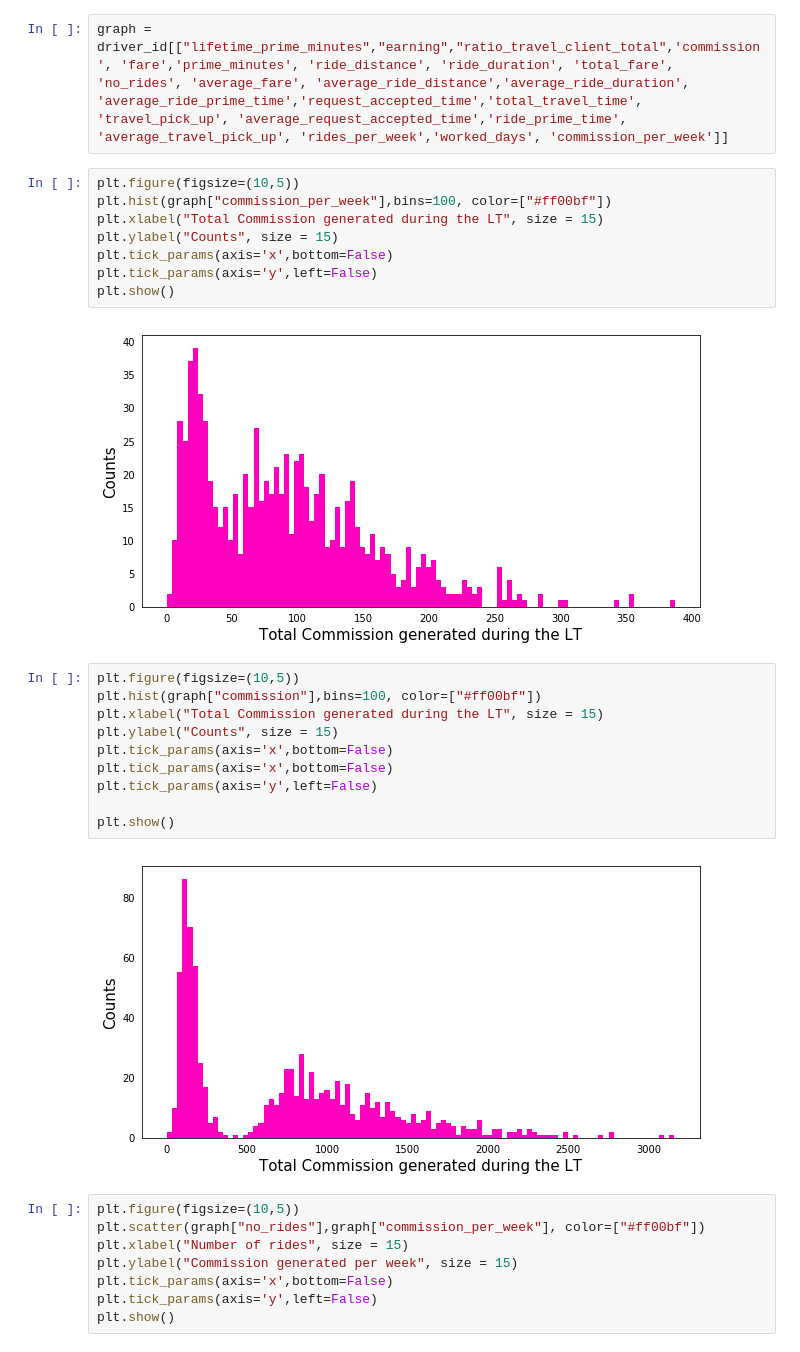
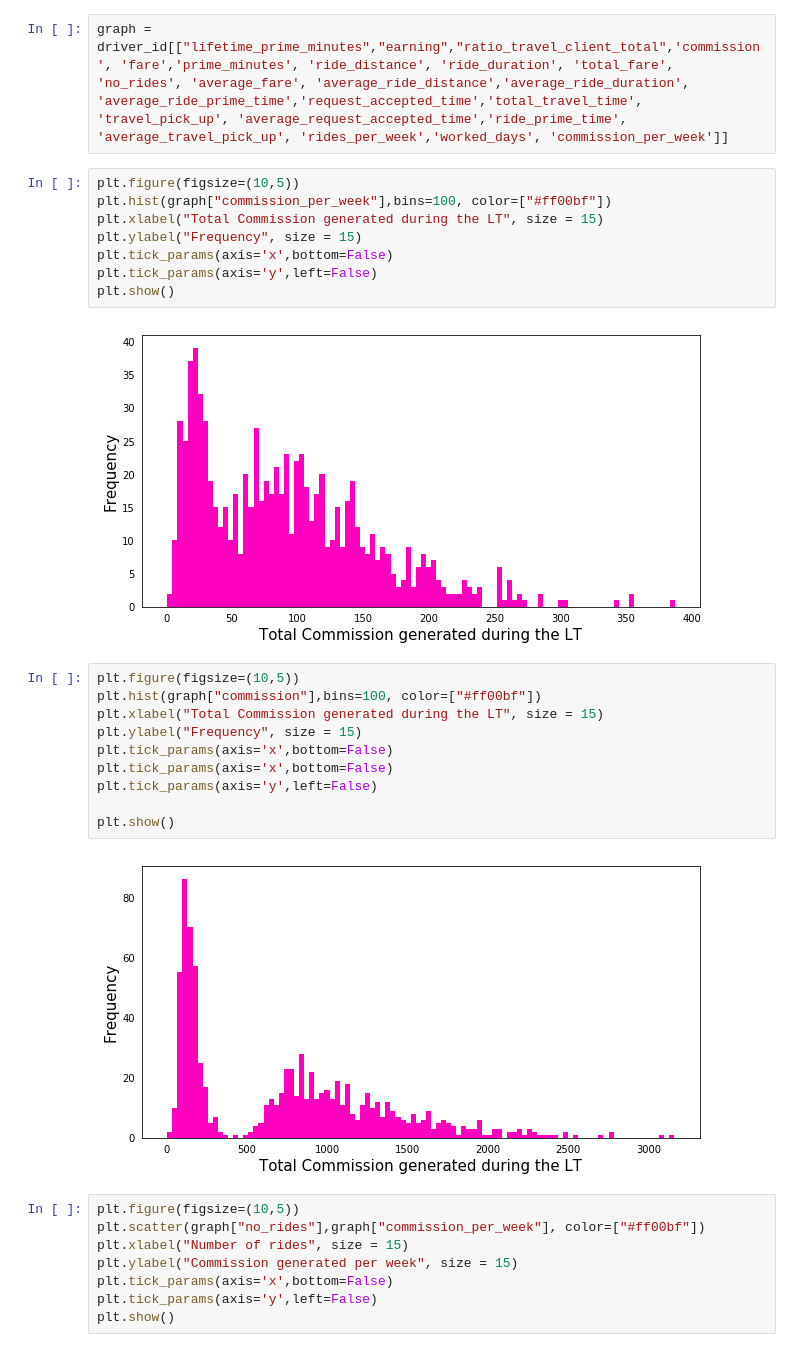
Before and after one commit to hoang777/fun_stuff, a Jupyter notebook: Untitled.ipynb, the cells around one changed output. Drawn from its saved outputs; the diff is of its cells as text.

```diff
--- a/Untitled.ipynb
+++ b/Untitled.ipynb
@@ -378,25 +369,25 @@ graph = driver_id[["lifetime_prime_minutes","earning","ratio_travel_client_total
 # %%
 plt.figure(figsize=(10,5))
 plt.hist(graph["commission_per_week"],bins=100, color=["#ff00bf"])
 plt.xlabel("Total Commission generated during the LT", size = 15)
-plt.ylabel("Counts", size = 15)
+plt.ylabel("Frequency", size = 15)
 plt.tick_params(axis='x',bottom=False)
 plt.tick_params(axis='y',left=False)
 plt.show()
 # %% [output]
-[figure, old version]
+[figure, new version]
 # %%
 plt.figure(figsize=(10,5))
 plt.hist(graph["commission"],bins=100, color=["#ff00bf"])
 plt.xlabel("Total Commission generated during the LT", size = 15)
-plt.ylabel("Counts", size = 15)
+plt.ylabel("Frequency", size = 15)
 plt.tick_params(axis='x',bottom=False)
 plt.tick_params(axis='x',bottom=False)
 plt.tick_params(axis='y',left=False)
 
 plt.show()
 # %% [output]
-[figure, old version]
+[figure, new version]
 # %%
 plt.figure(figsize=(10,5))
 plt.scatter(graph["no_rides"],graph["commission_per_week"], color=["#ff00bf"])
```
Also changed, not shown: parts of 48 cells of this notebook.
